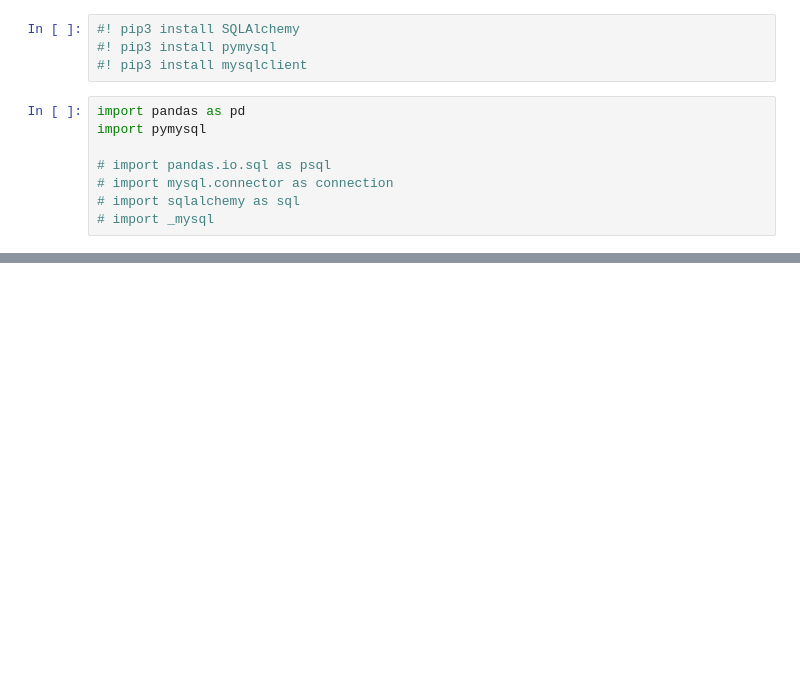
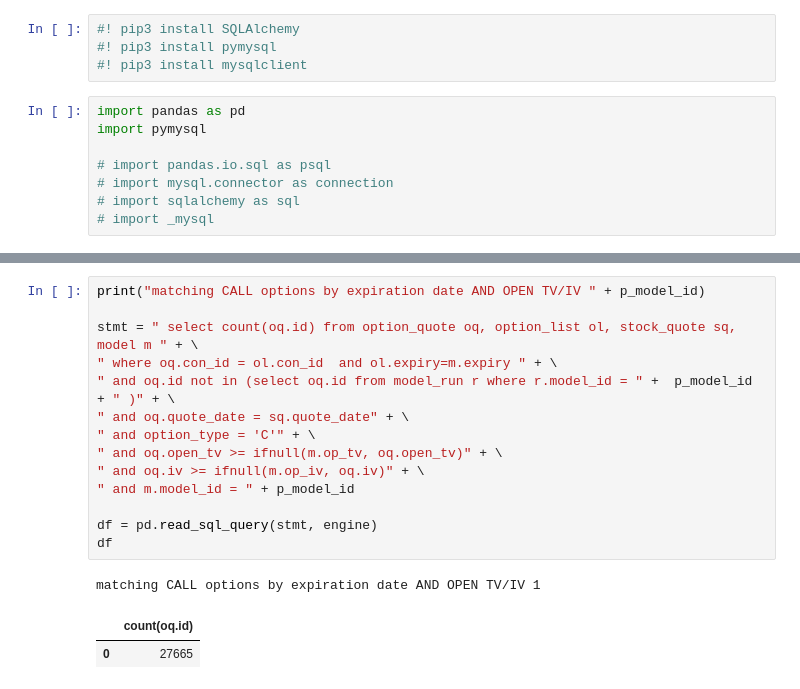
Before and after one commit to mvellayan/OptionList11, a Jupyter notebook: CCDebug.ipynb, the cells around one changed output, grey strips where cells are left out. Saved outputs shown, nothing was run; the diff lists cells and outputs as text; blank space fills up the shorter version.

```diff
--- a/CCDebug.ipynb
+++ b/CCDebug.ipynb
@@ -40,0 +51,18 @@ y = conn.execute(text('call model_close(15);'))
+# %%
+print("matching CALL options by expiration date AND OPEN TV/IV " + p_model_id)
+
+stmt = " select count(oq.id) from option_quote oq, option_list ol, stock_quote sq, model m " + \
+" where oq.con_id = ol.con_id  and ol.expiry=m.expiry " + \
+" and oq.id not in (select oq.id from model_run r where r.model_id = " +  p_model_id + " )" + \
+" and oq.quote_date = sq.quote_date" + \
+" and option_type = 'C'" + \
+" and oq.open_tv >= ifnull(m.op_tv, oq.open_tv)" + \
+" and oq.iv >= ifnull(m.op_iv, oq.iv)" + \
+" and m.model_id = " + p_model_id
+
+df = pd.read_sql_query(stmt, engine)
+df
+# %% [output]
+matching CALL options by expiration date AND OPEN TV/IV 1
+|  | count(oq.id) |
+| 0 | 27665 |
```
Also changed, not shown: parts of 7 cells of this notebook, 2 other files.
